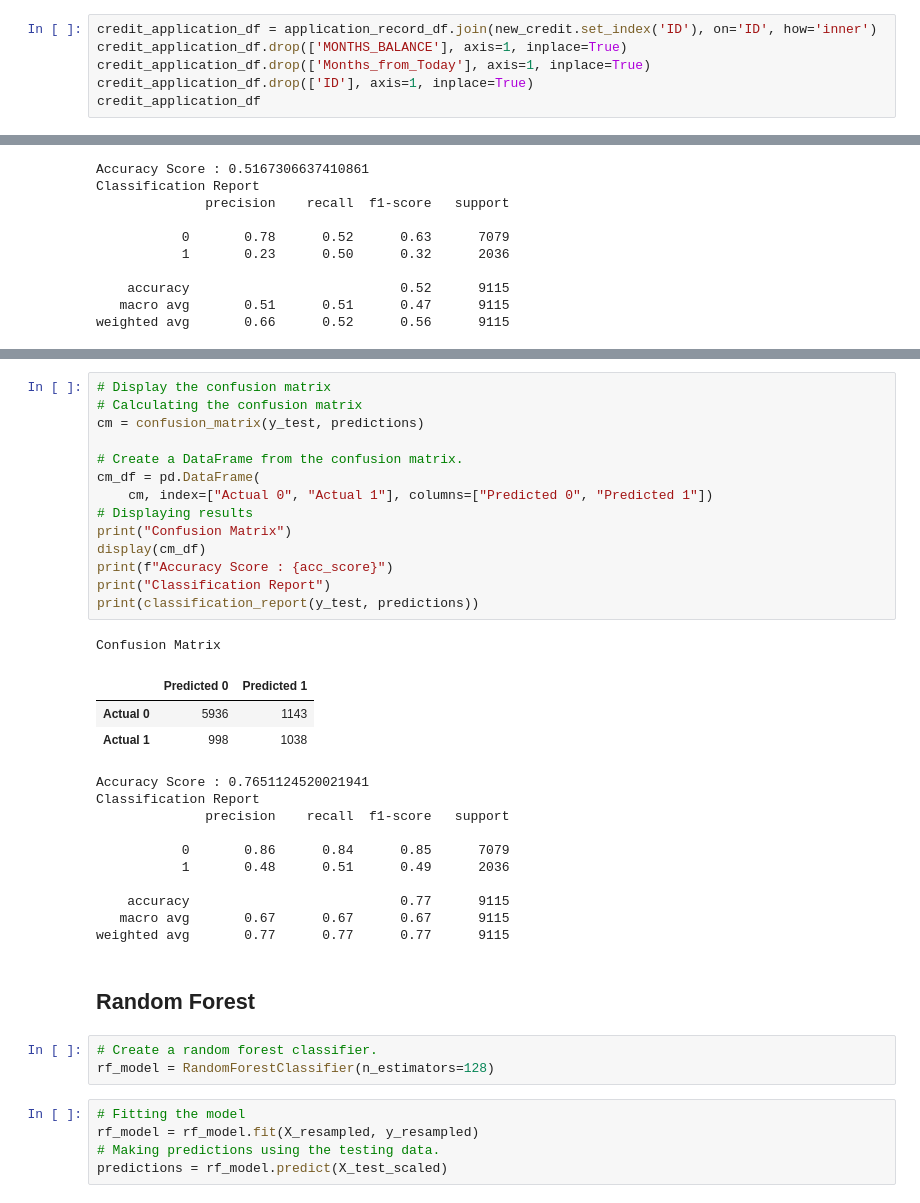
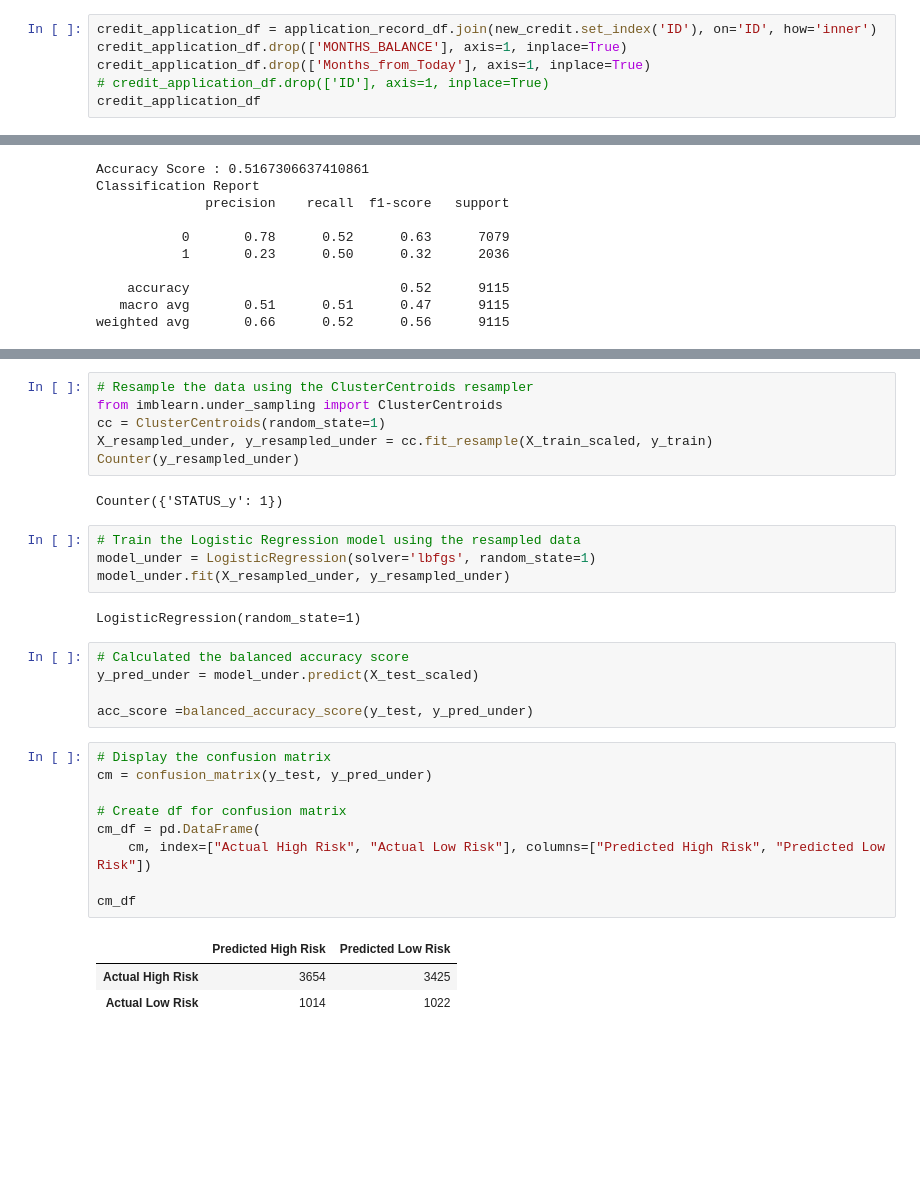
Before and after one commit to summerginger/DataSweeper_Project, a Jupyter notebook: machine_learning/machine_learning.ipynb, the cells around one changed output, grey strips where cells are left out. Drawn from its saved outputs; the diff is of its cells as text; blank space fills up the shorter version.

```diff
--- a/machine_learning/machine_learning.ipynb
+++ b/machine_learning/machine_learning.ipynb
@@ -422,7 +402,7 @@ memory usage: 39.3 MB
 credit_application_df = application_record_df.join(new_credit.set_index('ID'), on='ID', how='inner')
 credit_application_df.drop(['MONTHS_BALANCE'], axis=1, inplace=True)
 credit_application_df.drop(['Months_from_Today'], axis=1, inplace=True)
-credit_application_df.drop(['ID'], axis=1, inplace=True)
+# credit_application_df.drop(['ID'], axis=1, inplace=True)
 credit_application_df
 # %% [output]
 |  | CNT_CHILDREN | AMT_INCOME_TOTAL | CNT_FAM_MEMBERS | CODE_GENDER_M | FLAG_OWN_CAR_Y | FLAG_OWN_REALTY_Y | ... |
@@ -825,39 +849,32 @@ acc_score = accuracy_score(y_test, predictions)
+# %%
+# Resample the data using the ClusterCentroids resampler
+from imblearn.under_sampling import ClusterCentroids
+cc = ClusterCentroids(random_state=1)
+X_resampled_under, y_resampled_under = cc.fit_resample(X_train_scaled, y_train)
+Counter(y_resampled_under)
+# %% [output]
+Counter({'STATUS_y': 1})
+# %%
+# Train the Logistic Regression model using the resampled data
+model_under = LogisticRegression(solver='lbfgs', random_state=1)
+model_under.fit(X_resampled_under, y_resampled_under)
+# %% [output]
+LogisticRegression(random_state=1)
+# %%
+# Calculated the balanced accuracy score
+y_pred_under = model_under.predict(X_test_scaled)
+
+acc_score =balanced_accuracy_score(y_test, y_pred_under)
 # %%
 # Display the confusion matrix
-# Calculating the confusion matrix
-cm = confusion_matrix(y_test, predictions)
+cm = confusion_matrix(y_test, y_pred_under)
 
-# Create a DataFrame from the confusion matrix.
+# Create df for confusion matrix
 cm_df = pd.DataFrame(
-    cm, index=["Actual 0", "Actual 1"], columns=["Predicted 0", "Predicted 1"])
-# Displaying results
-print("Confusion Matrix")
-display(cm_df)
-print(f"Accuracy Score : {acc_score}")
-print("Classification Report")
-print(classification_report(y_test, predictions))
+    cm, index=["Actual High Risk", "Actual Low Risk"], columns=["Predicted High Risk", "Predicted Low Risk"])
+
+cm_df
 # %% [output]
-Confusion Matrix
-|  | Predicted 0 | Predicted 1 |
-| Actual 0 | 5936 | 1143 |
-| Actual 1 | 998 | 1038 |
+|  | Predicted High Risk | Predicted Low Risk |
+| Actual High Risk | 3654 | 3425 |
+| Actual Low Risk | 1014 | 1022 |
-Accuracy Score : 0.7651124520021941
-Classification Report
-              precision    recall  f1-score   support
-
-           0       0.86      0.84      0.85      7079
-           1       0.48      0.51      0.49      2036
-
-    accuracy                           0.77      9115
-   macro avg       0.67      0.67      0.67      9115
-weighted avg       0.77      0.77      0.77      9115
-# %% [markdown]
-## Random Forest
-# %%
-# Create a random forest classifier.
-rf_model = RandomForestClassifier(n_estimators=128)
-# %%
-# Fitting the model
-rf_model = rf_model.fit(X_resampled, y_resampled)
-# Making predictions using the testing data.
-predictions = rf_model.predict(X_test_scaled)
```
Also changed, not shown: parts of 37 cells of this notebook.
